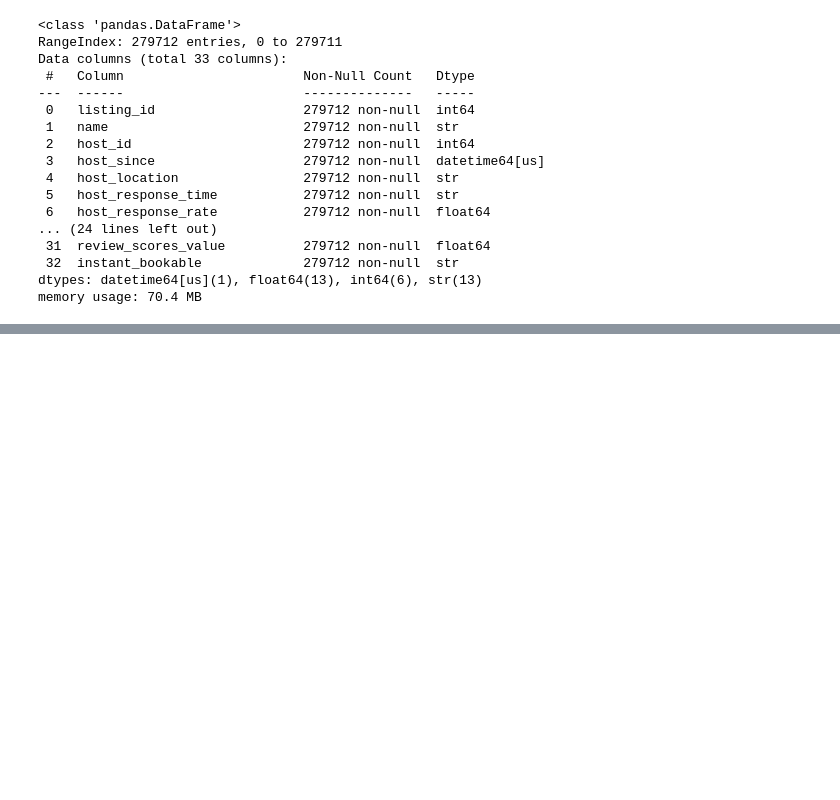
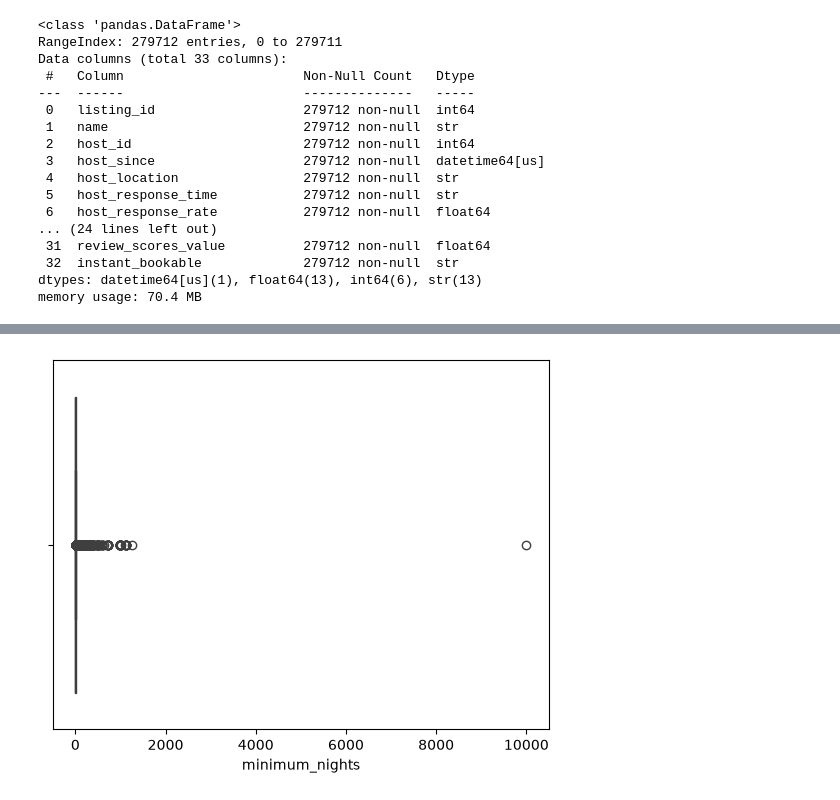
Before and after one commit to Sahilkhxn/airbnb-listings-eda, a Jupyter notebook: Airbnb Listings.ipynb, the cells around one changed output, grey strips where cells are left out. Cells and saved outputs as stored; diff of their text form; code cells hidden in the pictures; blank space fills up the shorter version.

```diff
--- a/Airbnb Listings.ipynb
+++ b/Airbnb Listings.ipynb
@@ -228,0 +288,5 @@ memory usage: 70.4 MB
+# %%
+sns.boxplot(x=df["minimum_nights"])
+plt.show()
+# %% [output]
+[figure, added]
```
Also changed, not shown: parts of 8 cells of this notebook.
